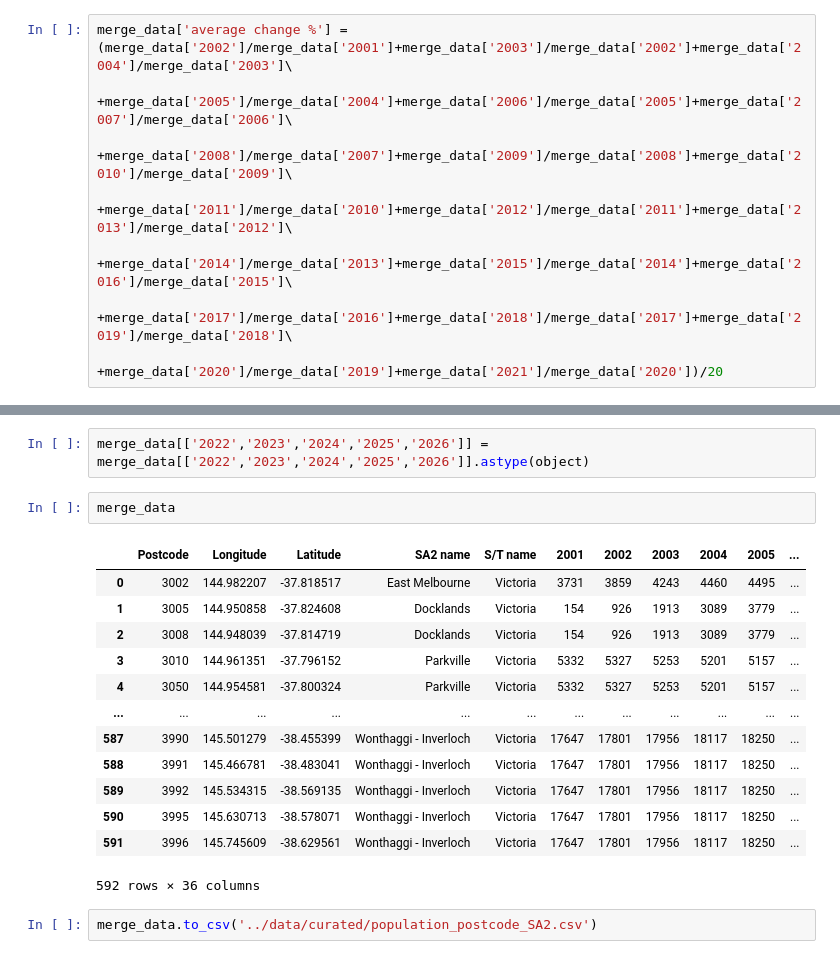
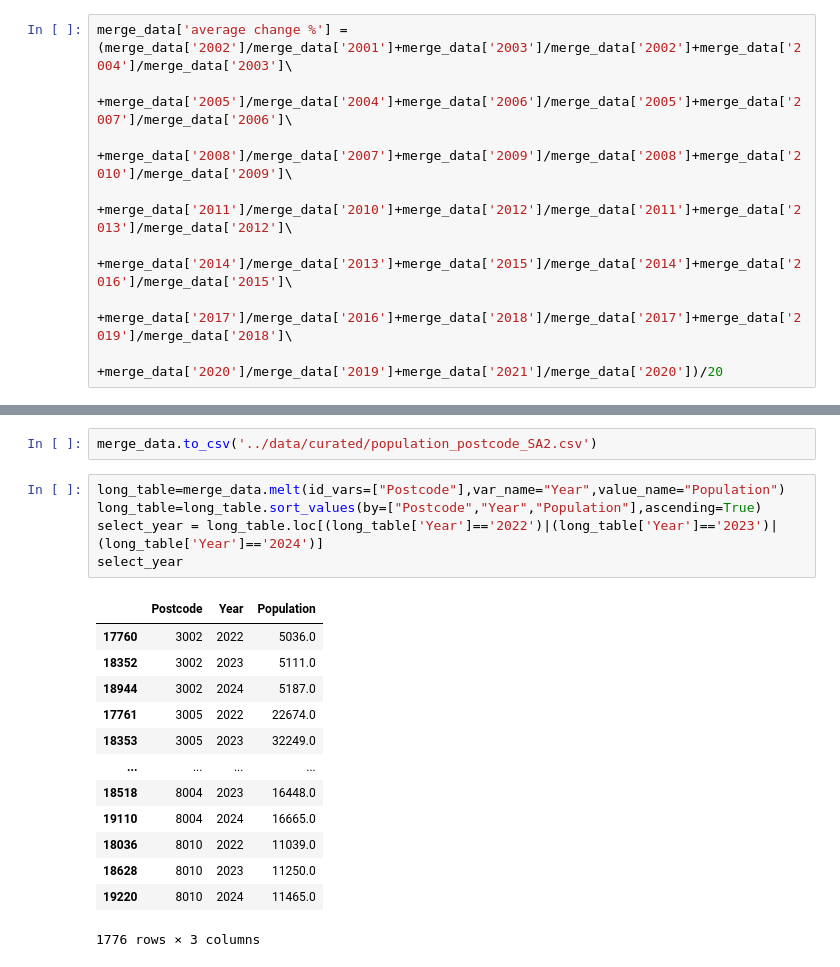
Before and after one commit to MAST30034-Applied-Data-Science/generic-real-estate-consulting-project-group-55, a Jupyter notebook: notebooks/population forecast.ipynb, the cells around one changed output, grey strips where cells are left out. Cells and saved outputs as stored; diff of their text form.

```diff
--- a/notebooks/population forecast.ipynb
+++ b/notebooks/population forecast.ipynb
@@ -60,20 +58,21 @@ merge_data
-# %%
-merge_data[['2022','2023','2024','2025','2026']] = merge_data[['2022','2023','2024','2025','2026']].astype(object)
-# %%
-merge_data
-# %% [output]
-|  | Postcode | Longitude | Latitude | SA2 name | S/T name | 2001 | 2002 | 2003 | 2004 | 2005 | ... |
-| 0 | 3002 | 144.982207 | -37.818517 | East Melbourne | Victoria | 3731 | 3859 | 4243 | 4460 | 4495 | ... |
-| 1 | 3005 | 144.950858 | -37.824608 | Docklands | Victoria | 154 | 926 | 1913 | 3089 | 3779 | ... |
-| 2 | 3008 | 144.948039 | -37.814719 | Docklands | Victoria | 154 | 926 | 1913 | 3089 | 3779 | ... |
-| 3 | 3010 | 144.961351 | -37.796152 | Parkville | Victoria | 5332 | 5327 | 5253 | 5201 | 5157 | ... |
-| 4 | 3050 | 144.954581 | -37.800324 | Parkville | Victoria | 5332 | 5327 | 5253 | 5201 | 5157 | ... |
-| ... | ... | ... | ... | ... | ... | ... | ... | ... | ... | ... | ... |
-| 587 | 3990 | 145.501279 | -38.455399 | Wonthaggi - Inverloch | Victoria | 17647 | 17801 | 17956 | 18117 | 18250 | ... |
-| 588 | 3991 | 145.466781 | -38.483041 | Wonthaggi - Inverloch | Victoria | 17647 | 17801 | 17956 | 18117 | 18250 | ... |
-| 589 | 3992 | 145.534315 | -38.569135 | Wonthaggi - Inverloch | Victoria | 17647 | 17801 | 17956 | 18117 | 18250 | ... |
-| 590 | 3995 | 145.630713 | -38.578071 | Wonthaggi - Inverloch | Victoria | 17647 | 17801 | 17956 | 18117 | 18250 | ... |
-| 591 | 3996 | 145.745609 | -38.629561 | Wonthaggi - Inverloch | Victoria | 17647 | 17801 | 17956 | 18117 | 18250 | ... |
-592 rows × 36 columns
 # %%
 merge_data.to_csv('../data/curated/population_postcode_SA2.csv')
+# %%
+long_table=merge_data.melt(id_vars=["Postcode"],var_name="Year",value_name="Population")
+long_table=long_table.sort_values(by=["Postcode","Year","Population"],ascending=True)
+select_year = long_table.loc[(long_table['Year']=='2022')|(long_table['Year']=='2023')|(long_table['Year']=='2024')]
+select_year
+# %% [output]
+|  | Postcode | Year | Population |
+| 17760 | 3002 | 2022 | 5036.0 |
+| 18352 | 3002 | 2023 | 5111.0 |
+| 18944 | 3002 | 2024 | 5187.0 |
+| 17761 | 3005 | 2022 | 22674.0 |
+| 18353 | 3005 | 2023 | 32249.0 |
+| ... | ... | ... | ... |
+| 18518 | 8004 | 2023 | 16448.0 |
+| 19110 | 8004 | 2024 | 16665.0 |
+| 18036 | 8010 | 2022 | 11039.0 |
+| 18628 | 8010 | 2023 | 11250.0 |
+| 19220 | 8010 | 2024 | 11465.0 |
+1776 rows × 3 columns
```
Also changed, not shown: parts of 10 cells of this notebook.
